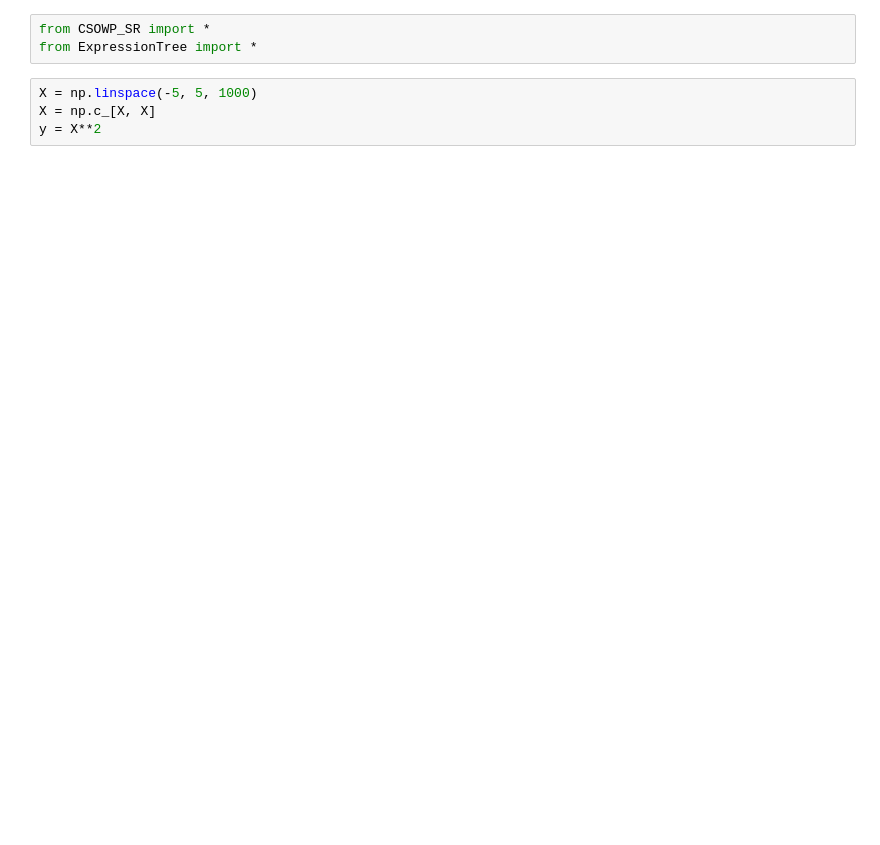
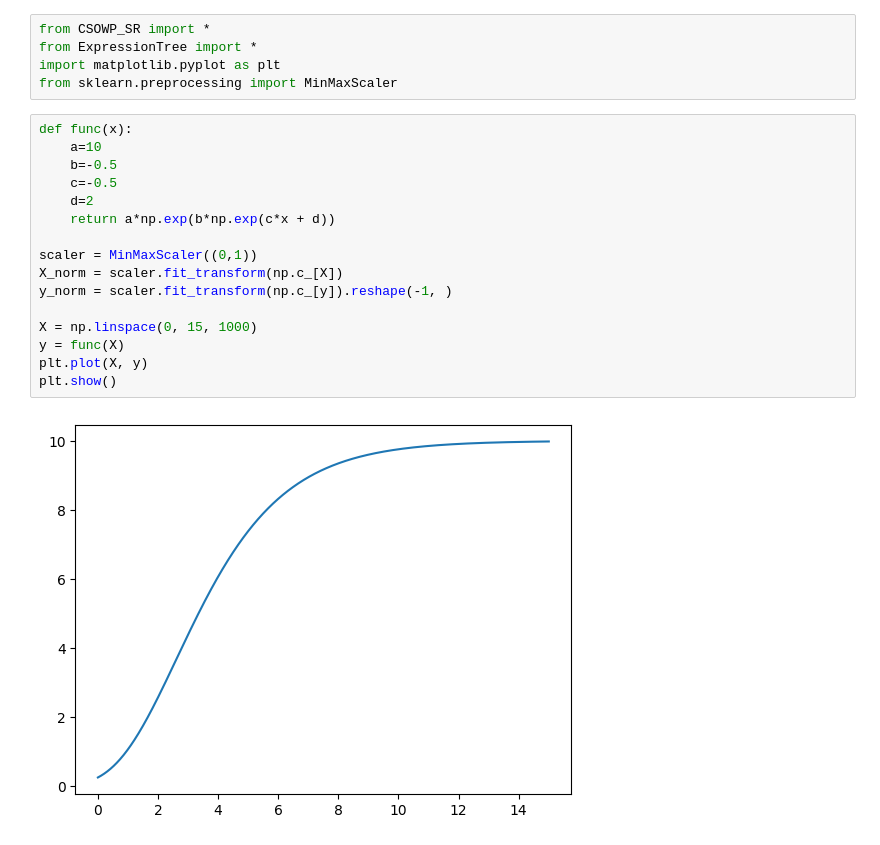
Before and after one commit to Guilherme-Ataliba/CSOWP-Symbolic-Regression, a Jupyter notebook: algorithms/Tests.ipynb, the cells around one changed output. Drawn from its saved outputs; the diff is of its cells as text; blank space fills up the shorter version.

```diff
--- a/algorithms/Tests.ipynb
+++ b/algorithms/Tests.ipynb
@@ -1,8 +1,24 @@
 # %%
 from CSOWP_SR import *
 from ExpressionTree import *
+import matplotlib.pyplot as plt
+from sklearn.preprocessing import MinMaxScaler
-# %%
-X = np.linspace(-5, 5, 1000)
-X = np.c_[X, X]
-y = X**2
+# %%
+def func(x):
+    a=10
+    b=-0.5
+    c=-0.5
+    d=2
+    return a*np.exp(b*np.exp(c*x + d))
+
+scaler = MinMaxScaler((0,1))
+X_norm = scaler.fit_transform(np.c_[X])
+y_norm = scaler.fit_transform(np.c_[y]).reshape(-1, )
+
+X = np.linspace(0, 15, 1000)
+y = func(X)
+plt.plot(X, y)
+plt.show()
+# %% [output]
+[figure, added]
 # %%
```
Also changed, not shown: parts of 16 cells of this notebook, 2 other files.
